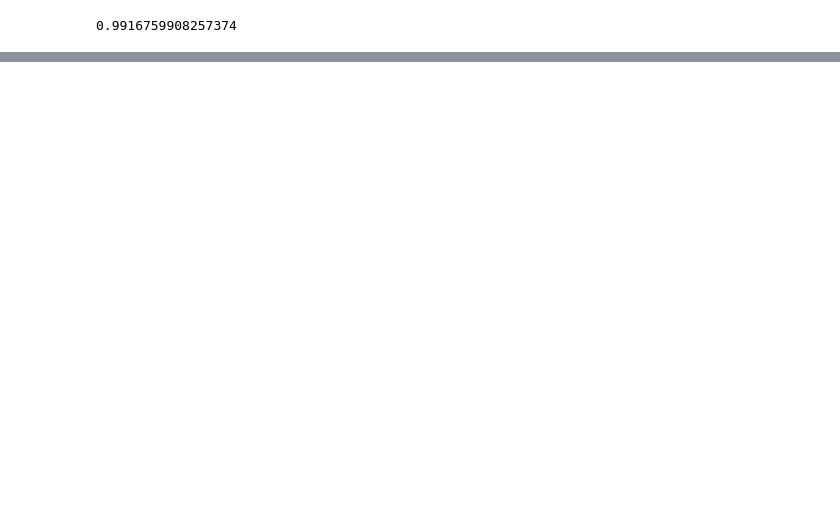
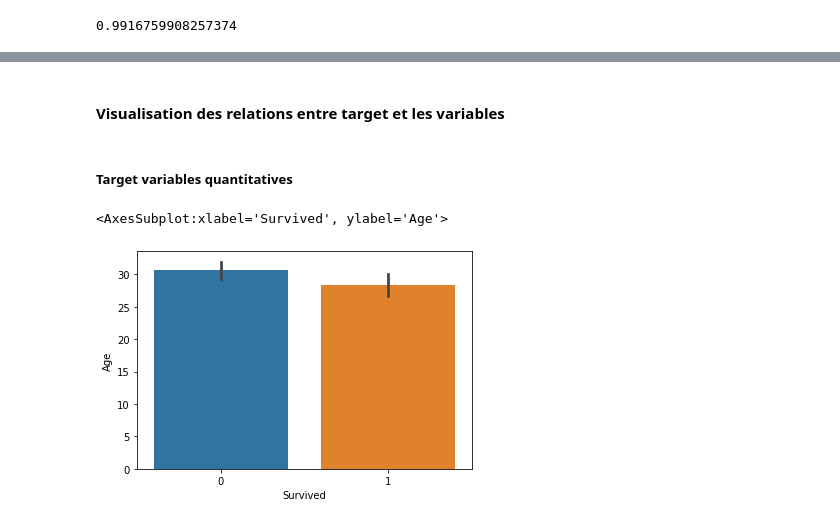
Before and after one commit to danzabe-boris/titanic, a Jupyter notebook: titanic-competition.ipynb, the cells around one changed output, grey strips where cells are left out. Cells and saved outputs as stored; diff of their text form; code cells hidden in the pictures; blank space fills up the shorter version.

```diff
--- a/titanic-competition.ipynb
+++ b/titanic-competition.ipynb
@@ -55,0 +99,9 @@ pourcent_missing_values
+# %% [markdown]
+#### **Visualisation des relations entre target et les variables**
+# %% [markdown]
+##### **Target variables quantitatives**
+# %%
+sns.barplot(data = data, x="Survived", y="Age")
+# %% [output]
+<AxesSubplot:xlabel='Survived', ylabel='Age'>
+[figure, added]
```
Also changed, not shown: parts of 16 cells of this notebook.
